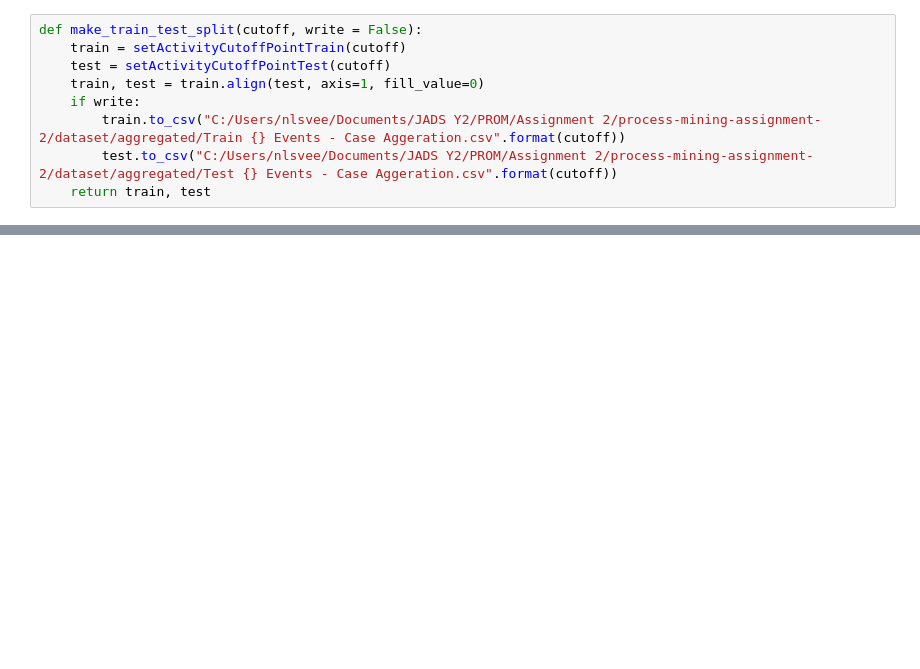
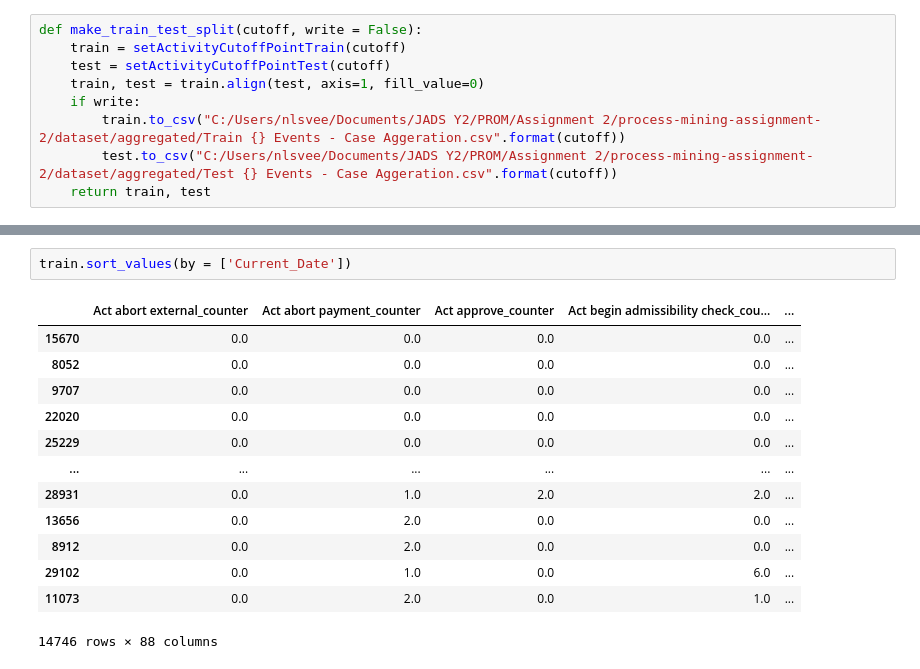
Before and after one commit to rowanarts/process-mining-assignment-2, a Jupyter notebook: Counter Notebook.ipynb, the cells around one changed output, grey strips where cells are left out. Cells and saved outputs as stored; diff of their text form; blank space fills up the shorter version.

Commit message:
counter kloppend

```diff
--- a/Counter Notebook.ipynb
+++ b/Counter Notebook.ipynb
@@ -278,0 +318,16 @@ train, test = make_train_test_split(10, write = False)
+# %%
+train.sort_values(by = ['Current_Date'])
+# %% [output]
+|  | Act abort external_counter | Act abort payment_counter | Act approve_counter | Act begin admissibility check_cou... | ... |
+| 15670 | 0.0 | 0.0 | 0.0 | 0.0 | ... |
+| 8052 | 0.0 | 0.0 | 0.0 | 0.0 | ... |
+| 9707 | 0.0 | 0.0 | 0.0 | 0.0 | ... |
+| 22020 | 0.0 | 0.0 | 0.0 | 0.0 | ... |
+| 25229 | 0.0 | 0.0 | 0.0 | 0.0 | ... |
+| ... | ... | ... | ... | ... | ... |
+| 28931 | 0.0 | 1.0 | 2.0 | 2.0 | ... |
+| 13656 | 0.0 | 2.0 | 0.0 | 0.0 | ... |
+| 8912 | 0.0 | 2.0 | 0.0 | 0.0 | ... |
+| 29102 | 0.0 | 1.0 | 0.0 | 6.0 | ... |
+| 11073 | 0.0 | 2.0 | 0.0 | 1.0 | ... |
+14746 rows × 88 columns
```
Also changed, not shown: parts of 6 cells of this notebook, 2 other files.
